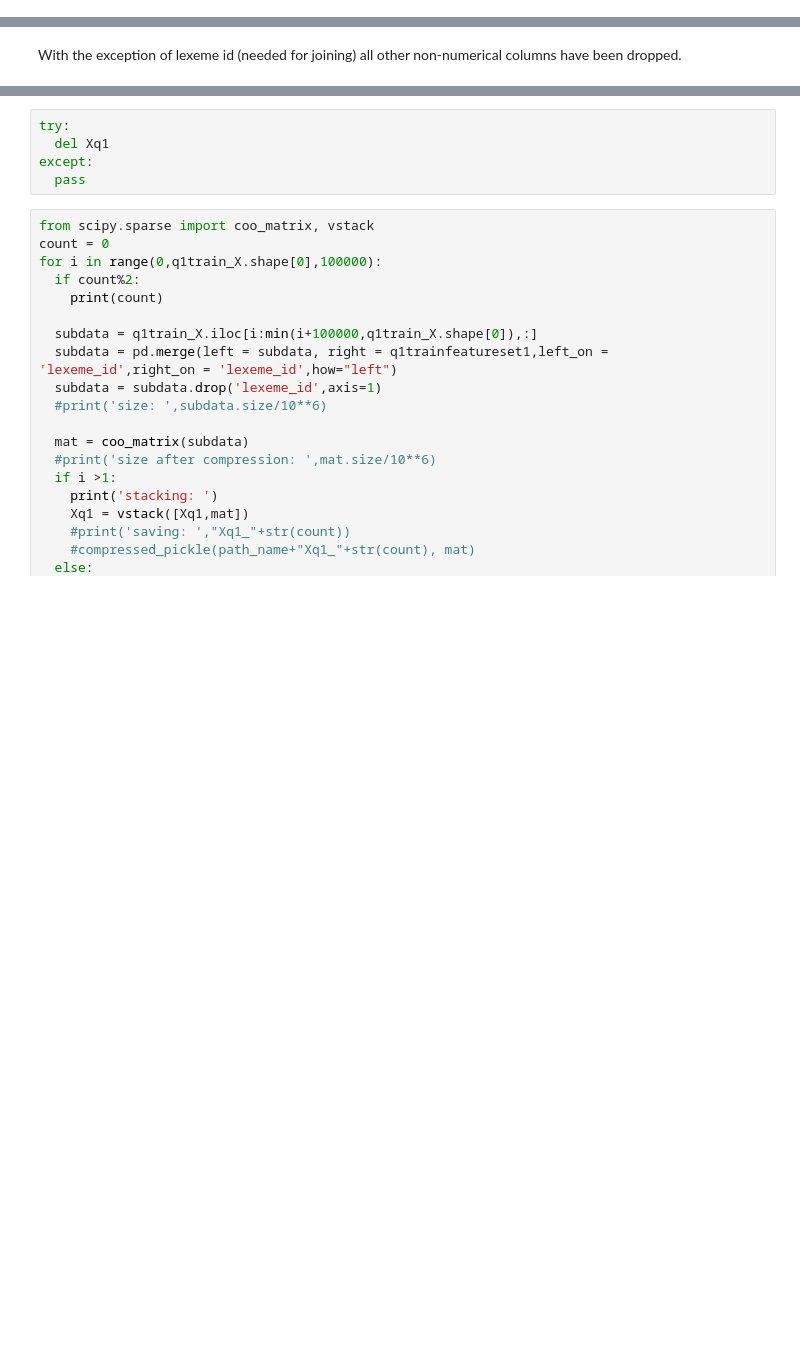
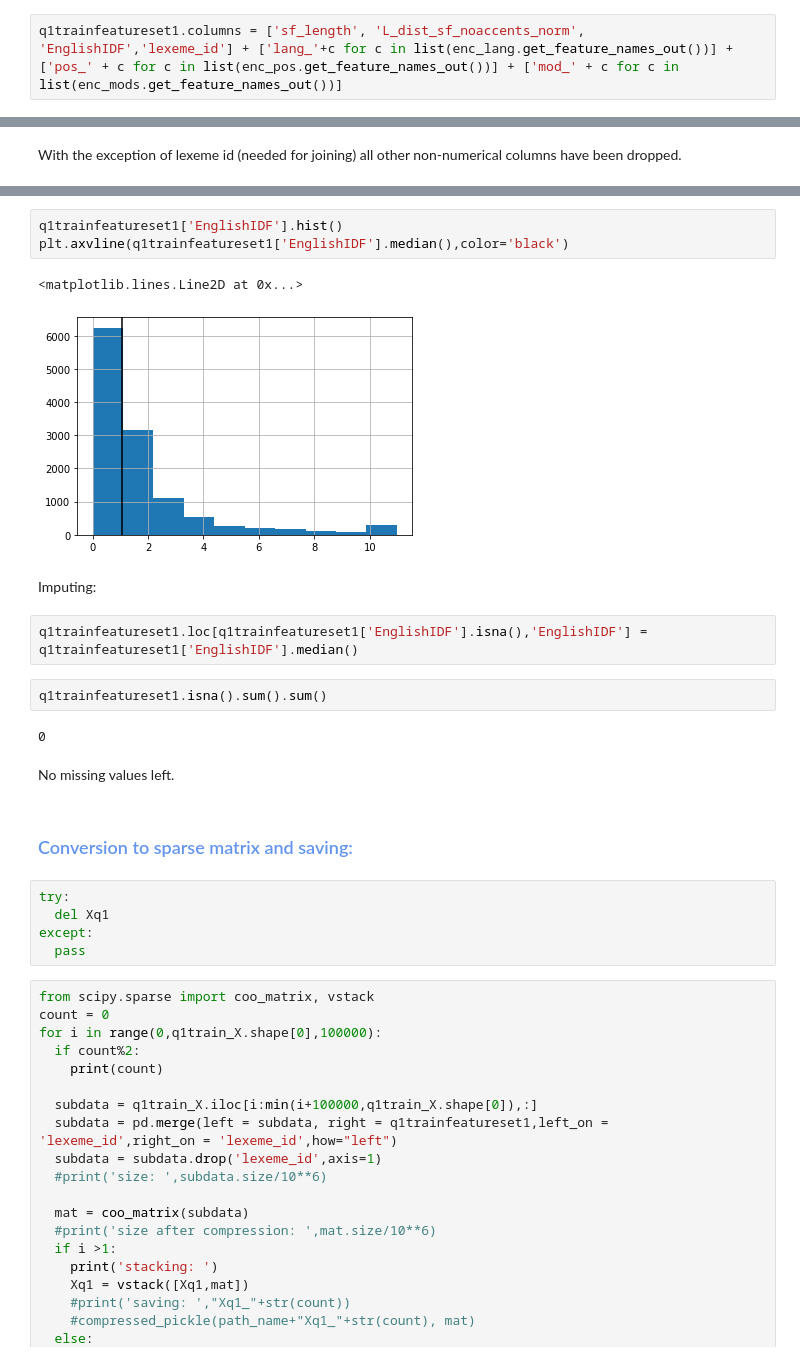
Before and after one commit to rts1988/Duolingo_spaced_repetition, a Jupyter notebook: 5_Q1_Set1_preprocessing_pipeline.ipynb, the cells around one changed output, grey strips where cells are left out. Saved outputs shown, nothing was run; the diff lists cells and outputs as text; blank space fills up the shorter version.

```diff
--- a/5_Q1_Set1_preprocessing_pipeline.ipynb
+++ b/5_Q1_Set1_preprocessing_pipeline.ipynb
@@ -158,3 +176,5 @@ q1trainfeatureset1 = pd.concat([q1trainlexemes[['sf_length', 'L_dist_sf_noaccent
 q1trainfeatureset1.shape
 # %% [output]
 (12446, 167)
+# %%
+q1trainfeatureset1.columns = ['sf_length', 'L_dist_sf_noaccents_norm', 'EnglishIDF','lexeme_id'] + ['lang_'+c for c in list(enc_lang.get_feature_names_out())] + ['pos_' + c for c in list(enc_pos.get_feature_names_out())] + ['mod_' + c for c in list(enc_mods.get_feature_names_out())]
@@ -270,3 +321,21 @@ Modified not to save files.
+# %%
+q1trainfeatureset1['EnglishIDF'].hist()
+plt.axvline(q1trainfeatureset1['EnglishIDF'].median(),color='black')
+# %% [output]
+<matplotlib.lines.Line2D at 0x...>
+[figure, added]
+# %% [markdown]
+Imputing:
+# %%
+q1trainfeatureset1.loc[q1trainfeatureset1['EnglishIDF'].isna(),'EnglishIDF'] = q1trainfeatureset1['EnglishIDF'].median()
+# %%
+q1trainfeatureset1.isna().sum().sum()
+# %% [output]
+0
+# %% [markdown]
+No missing values left.
+# %% [markdown]
+## <font color = 'cornflowerblue' size=4>Conversion to sparse matrix and saving:</font>
 # %%
 try:
   del Xq1
```
Also changed, not shown: parts of 34 cells of this notebook.
